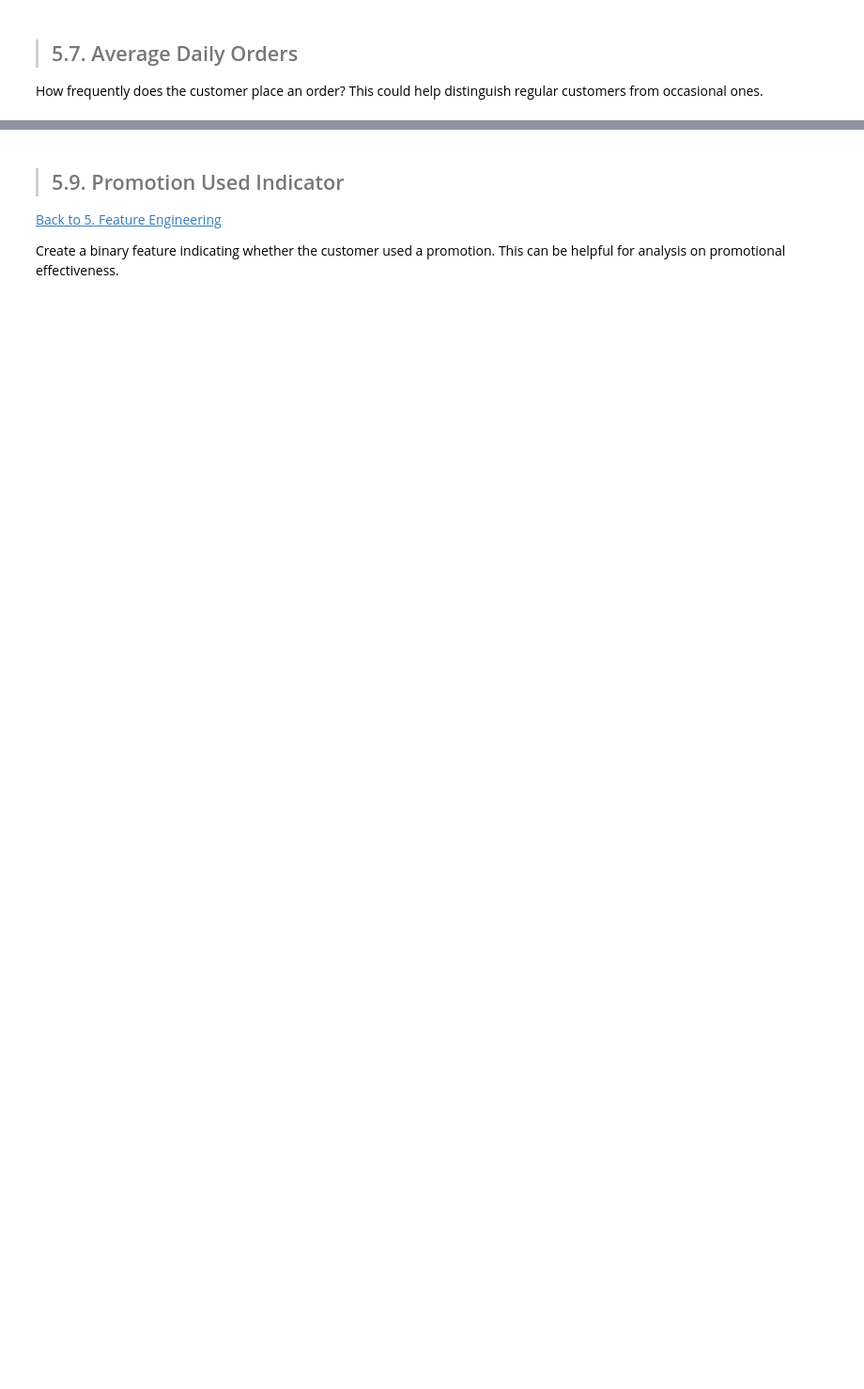
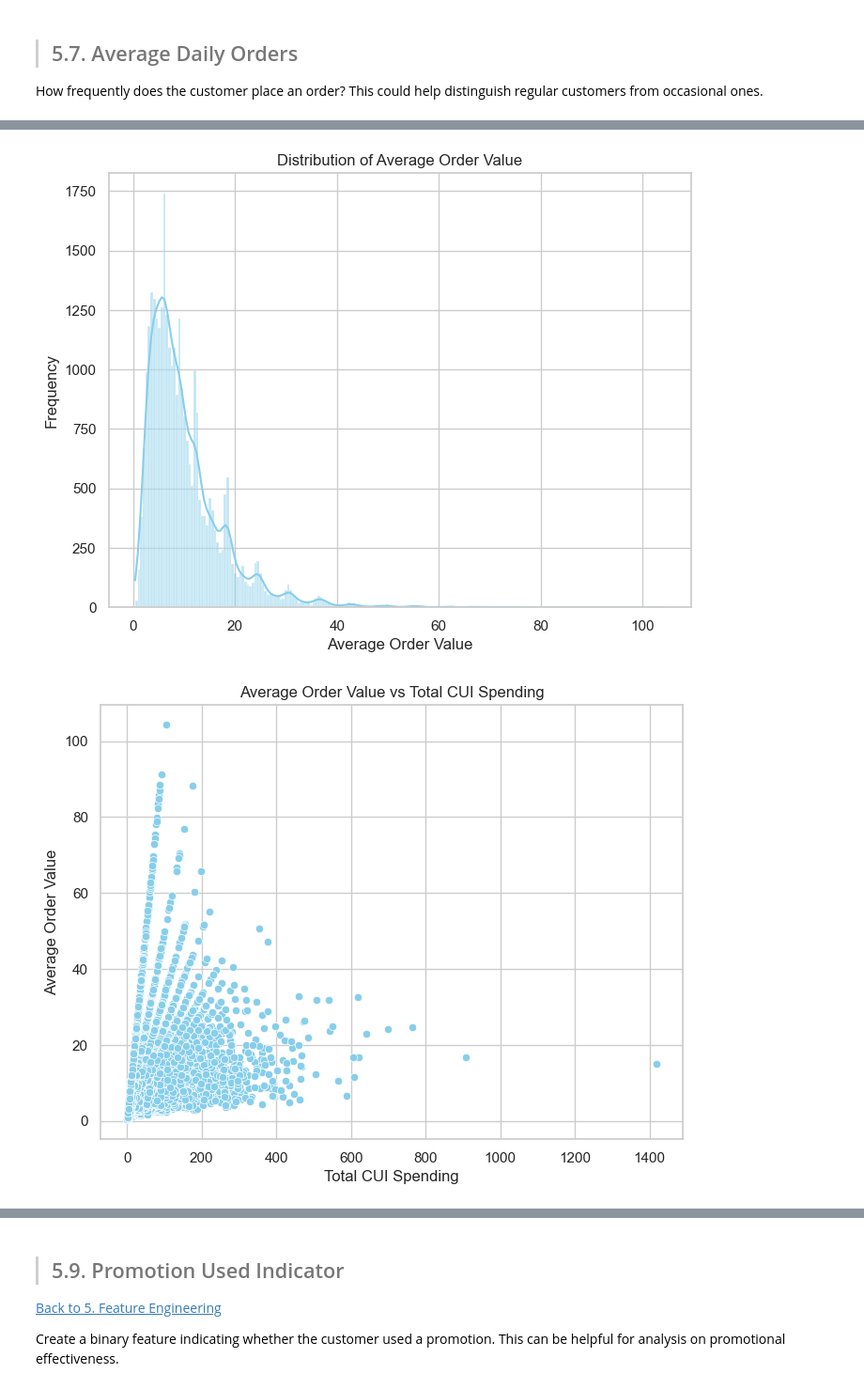
Before and after one commit to SvenGoerdes/CustomerSegmentationDataMining, a Jupyter notebook: deliverables/EDA.ipynb, the cells around one changed output, grey strips where cells are left out. Shown at 94% size. Saved outputs shown, nothing was run; the diff lists cells and outputs as text; code cells hidden in the pictures; blank space fills up the shorter version.

```diff
--- a/deliverables/EDA.ipynb
+++ b/deliverables/EDA.ipynb
@@ -1270,0 +2084,26 @@ df_new_features["avg_order_value"].describe().round(2)
+# %%
+# Histogram for 'avg_order_value'
+plt.figure(figsize=(8, 6))
+sns.histplot(df_new_features['avg_order_value'], kde=True, color="skyblue")
+plt.title("Distribution of Average Order Value")
+plt.xlabel("Average Order Value")
+plt.ylabel("Frequency")
+plt.show()
+
+# Scatter plot for 'avg_order_value' vs 'total_cui_spending'
+plt.figure(figsize=(8, 6))
+sns.scatterplot(x='total_cui_spending', y='avg_order_value', data=df_new_features, color="skyblue")
+plt.title("Average Order Value vs Total CUI Spending")
+plt.xlabel("Total CUI Spending")
+plt.ylabel("Average Order Value")
+plt.show()
+
+# Box plot for 'avg_order_value'
+plt.figure(figsize=(8, 6))
+sns.boxplot(x=df_new_features['avg_order_value'], color="skyblue")
+plt.title("Box Plot of Average Order Value")
+plt.xlabel("Average Order Value")
+plt.show()
+# %% [output]
+[figure, added]
+[figure, added]
```
Also changed, not shown: parts of 99 cells of this notebook.
